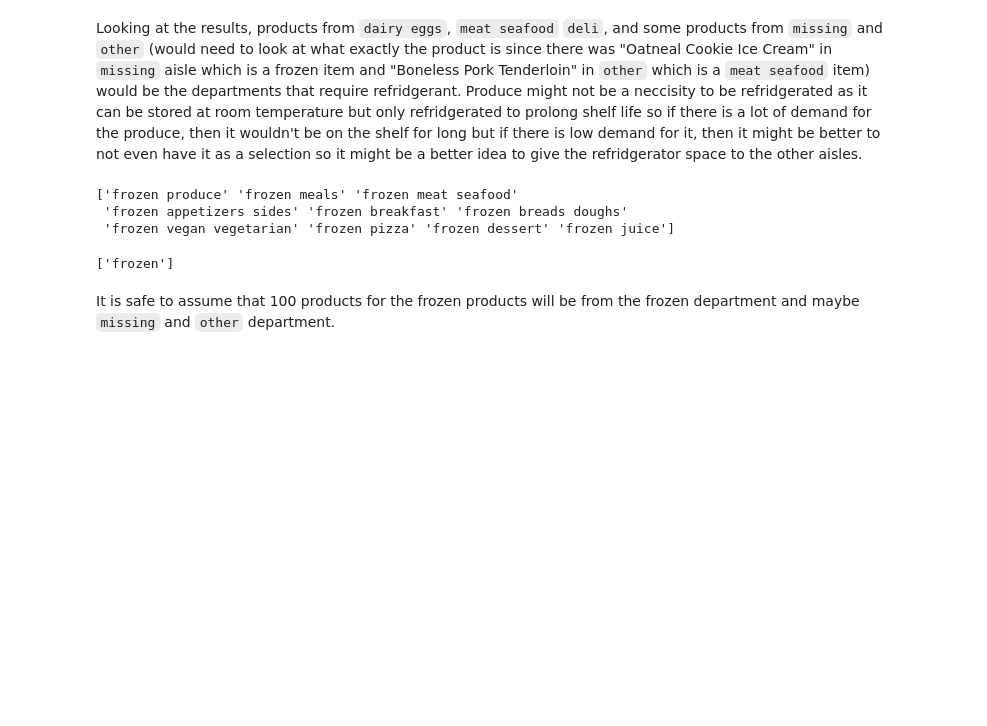
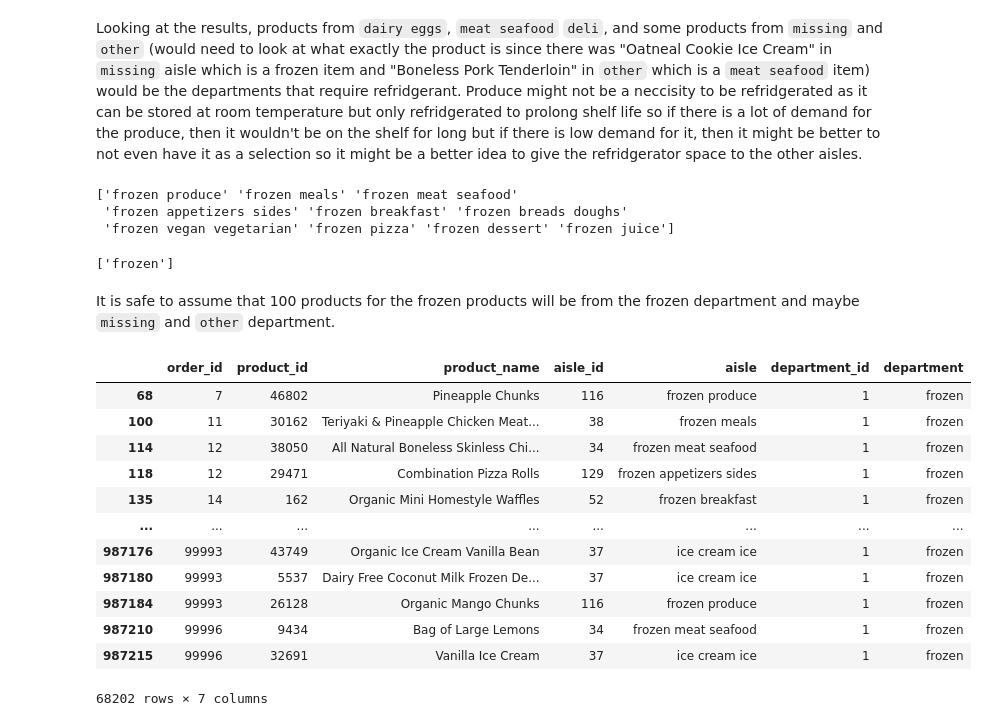
Before and after one commit to m7mdE/MMA-Datathon-Supermarket-Analysis, a Jupyter notebook: Datathon.ipynb, the cells around one changed output. Cells and saved outputs as stored; diff of their text form; code cells hidden in the pictures; blank space fills up the shorter version.

```diff
--- a/Datathon.ipynb
+++ b/Datathon.ipynb
@@ -8,7 +8,7 @@ import numpy as np
 import pandas as pd
 # %%
 # reading in the csv file into a dataframe
-file = 'mma_mart.csv'
+file = '../mma_mart.csv'
 df = pd.read_csv(file)
 # %%
 # observing the data structure
@@ -162,3 +162,21 @@ print(frozen_department)
 ['frozen']
 # %% [markdown]
 It is safe to assume that 100 products for the frozen products will be from the frozen department and maybe `missing` and `other` department.
+# %%
+# storing all frozen products into a variable
+freezer_df = df[df['department']=='frozen']
+freezer_df
+# %% [output]
+|  | order_id | product_id | product_name | aisle_id | aisle | department_id | department |
+| 68 | 7 | 46802 | Pineapple Chunks | 116 | frozen produce | 1 | frozen |
+| 100 | 11 | 30162 | Teriyaki & Pineapple Chicken Meat... | 38 | frozen meals | 1 | frozen |
+| 114 | 12 | 38050 | All Natural Boneless Skinless Chi... | 34 | frozen meat seafood | 1 | frozen |
+| 118 | 12 | 29471 | Combination Pizza Rolls | 129 | frozen appetizers sides | 1 | frozen |
+| 135 | 14 | 162 | Organic Mini Homestyle Waffles | 52 | frozen breakfast | 1 | frozen |
+| ... | ... | ... | ... | ... | ... | ... | ... |
+| 987176 | 99993 | 43749 | Organic Ice Cream Vanilla Bean | 37 | ice cream ice | 1 | frozen |
+| 987180 | 99993 | 5537 | Dairy Free Coconut Milk Frozen De... | 37 | ice cream ice | 1 | frozen |
+| 987184 | 99993 | 26128 | Organic Mango Chunks | 116 | frozen produce | 1 | frozen |
+| 987210 | 99996 | 9434 | Bag of Large Lemons | 34 | frozen meat seafood | 1 | frozen |
+| 987215 | 99996 | 32691 | Vanilla Ice Cream | 37 | ice cream ice | 1 | frozen |
+68202 rows × 7 columns
```
Also changed, not shown: parts of 50 cells of this notebook.
